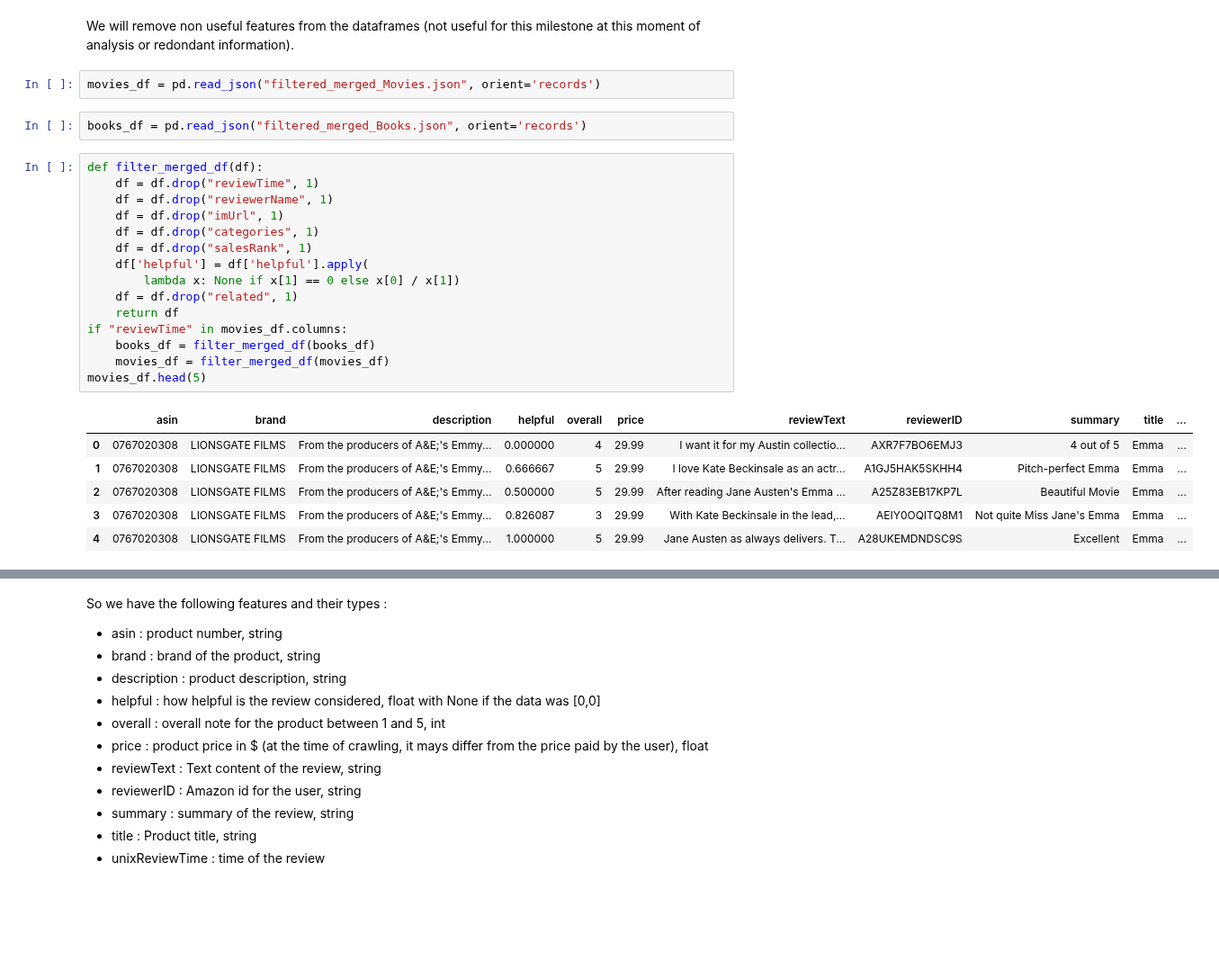
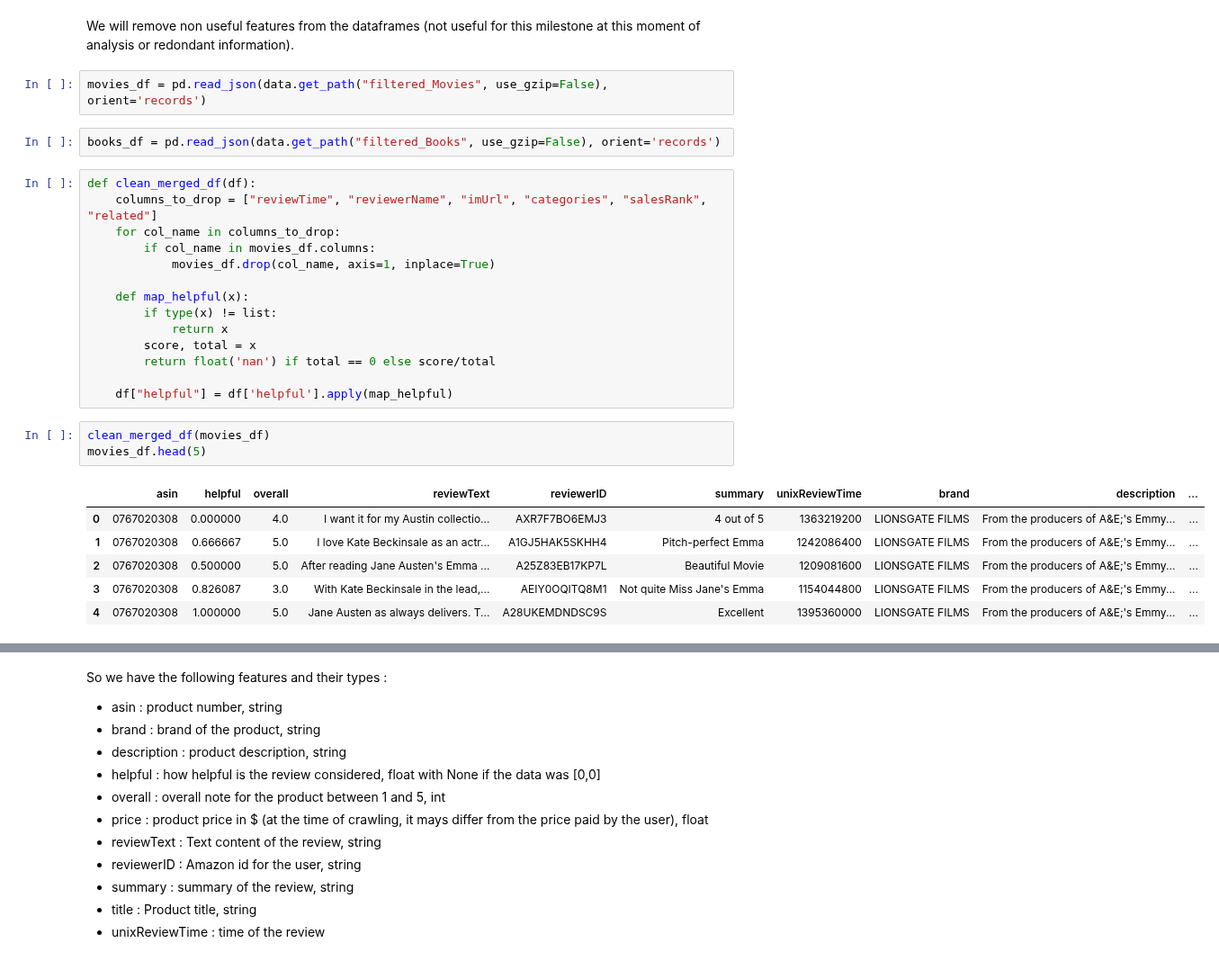
Before and after one commit to ImLemni/ada-epfl, a Jupyter notebook: project/Milestone2.ipynb, the cells around one changed output, grey strips where cells are left out. Shown at 90% size. Saved outputs shown, nothing was run; the diff lists cells and outputs as text; blank space fills up the shorter version.

Commit message:
[project] Comment and refactor data matching and merging

```diff
--- a/project/Milestone2.ipynb
+++ b/project/Milestone2.ipynb
@@ -454,28 +422,30 @@ movies_filtered.head(5)
 # %% [markdown]
 We will remove non useful features from the dataframes (not useful for this milestone at this moment of analysis or redondant information).
 # %%
-movies_df = pd.read_json("filtered_merged_Movies.json", orient='records')
+movies_df = pd.read_json(data.get_path("filtered_Movies", use_gzip=False), orient='records')
 # %%
-books_df = pd.read_json("filtered_merged_Books.json", orient='records')
+books_df = pd.read_json(data.get_path("filtered_Books", use_gzip=False), orient='records')
-# %%
-def filter_merged_df(df):
-    df = df.drop("reviewTime", 1)
-    df = df.drop("reviewerName", 1)
-    df = df.drop("imUrl", 1)
-    df = df.drop("categories", 1)
-    df = df.drop("salesRank", 1)
-    df['helpful'] = df['helpful'].apply(
-        lambda x: None if x[1] == 0 else x[0] / x[1])
-    df = df.drop("related", 1)
-    return df
-if "reviewTime" in movies_df.columns:
-    books_df = filter_merged_df(books_df)
-    movies_df = filter_merged_df(movies_df)
-movies_df.head(5)
-# %% [output]
-|  | asin | brand | description | helpful | overall | price | reviewText | reviewerID | summary | title | ... |
-| 0 | 0767020308 | LIONSGATE FILMS | From the producers of A&E;'s Emmy... | 0.000000 | 4 | 29.99 | I want it for my Austin collectio... | AXR7F7BO6EMJ3 | 4 out of 5 | Emma | ... |
-| 1 | 0767020308 | LIONSGATE FILMS | From the producers of A&E;'s Emmy... | 0.666667 | 5 | 29.99 | I love Kate Beckinsale as an actr... | A1GJ5HAK5SKHH4 | Pitch-perfect Emma | Emma | ... |
-| 2 | 0767020308 | LIONSGATE FILMS | From the producers of A&E;'s Emmy... | 0.500000 | 5 | 29.99 | After reading Jane Austen's Emma ... | A25Z83EB17KP7L | Beautiful Movie | Emma | ... |
-| 3 | 0767020308 | LIONSGATE FILMS | From the producers of A&E;'s Emmy... | 0.826087 | 3 | 29.99 | With Kate Beckinsale in the lead,... | AEIY0OQITQ8M1 | Not quite Miss Jane's Emma | Emma | ... |
-| 4 | 0767020308 | LIONSGATE FILMS | From the producers of A&E;'s Emmy... | 1.000000 | 5 | 29.99 | Jane Austen as always delivers. T... | A28UKEMDNDSC9S | Excellent | Emma | ... |
+# %%
+def clean_merged_df(df):
+    columns_to_drop = ["reviewTime", "reviewerName", "imUrl", "categories", "salesRank", "related"]
+    for col_name in columns_to_drop:
+        if col_name in movies_df.columns:
+            movies_df.drop(col_name, axis=1, inplace=True)
+
+    def map_helpful(x):
+        if type(x) != list:
+            return x
+        score, total = x
+        return float('nan') if total == 0 else score/total
+
+    df["helpful"] = df['helpful'].apply(map_helpful)
+# %%
+clean_merged_df(movies_df)
+movies_df.head(5)
+# %% [output]
+|  | asin | helpful | overall | reviewText | reviewerID | summary | unixReviewTime | brand | description | ... |
+| 0 | 0767020308 | 0.000000 | 4.0 | I want it for my Austin collectio... | AXR7F7BO6EMJ3 | 4 out of 5 | 1363219200 | LIONSGATE FILMS | From the producers of A&E;'s Emmy... | ... |
+| 1 | 0767020308 | 0.666667 | 5.0 | I love Kate Beckinsale as an actr... | A1GJ5HAK5SKHH4 | Pitch-perfect Emma | 1242086400 | LIONSGATE FILMS | From the producers of A&E;'s Emmy... | ... |
+| 2 | 0767020308 | 0.500000 | 5.0 | After reading Jane Austen's Emma ... | A25Z83EB17KP7L | Beautiful Movie | 1209081600 | LIONSGATE FILMS | From the producers of A&E;'s Emmy... | ... |
+| 3 | 0767020308 | 0.826087 | 3.0 | With Kate Beckinsale in the lead,... | AEIY0OQITQ8M1 | Not quite Miss Jane's Emma | 1154044800 | LIONSGATE FILMS | From the producers of A&E;'s Emmy... | ... |
+| 4 | 0767020308 | 1.000000 | 5.0 | Jane Austen as always delivers. T... | A28UKEMDNDSC9S | Excellent | 1395360000 | LIONSGATE FILMS | From the producers of A&E;'s Emmy... | ... |
```
Also changed, not shown: parts of 32 cells of this notebook, 5 other files.
